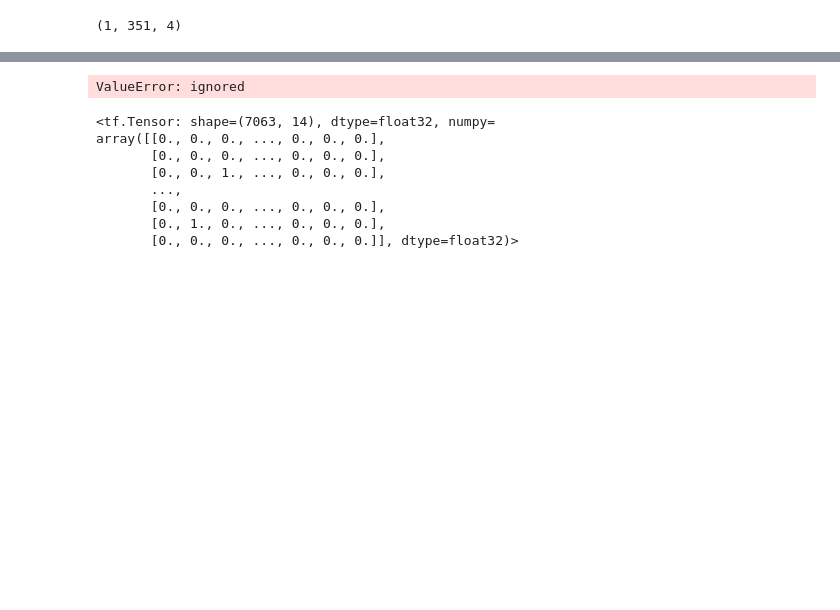
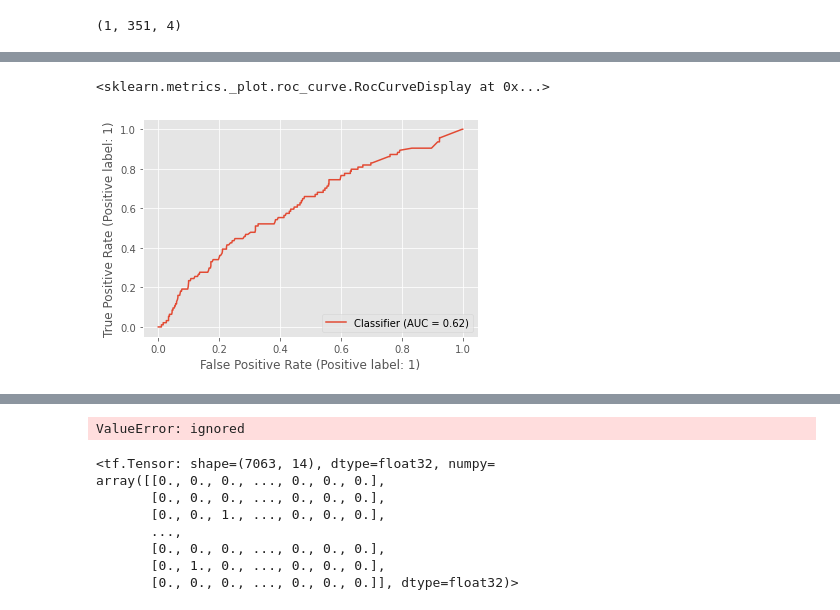
Before and after one commit to MarcoBarroca/VI_EAFEXP_Proj3, a Jupyter notebook: projetos/marco.ipynb, the cells around one changed output, grey strips where cells are left out. Saved outputs shown, nothing was run; the diff lists cells and outputs as text; code cells hidden in the pictures; blank space fills up the shorter version.

```diff
--- a/projetos/marco.ipynb
+++ b/projetos/marco.ipynb
@@ -518 +737,6 @@ pred_train.shape
+# %%
+met.RocCurveDisplay.from_predictions(y_valid[:,2],pred_valid[:,2])
+# %% [output]
+<sklearn.metrics._plot.roc_curve.RocCurveDisplay at 0x...>
+[figure, added]
 # %%
```
Also changed, not shown: parts of 33 cells of this notebook.
